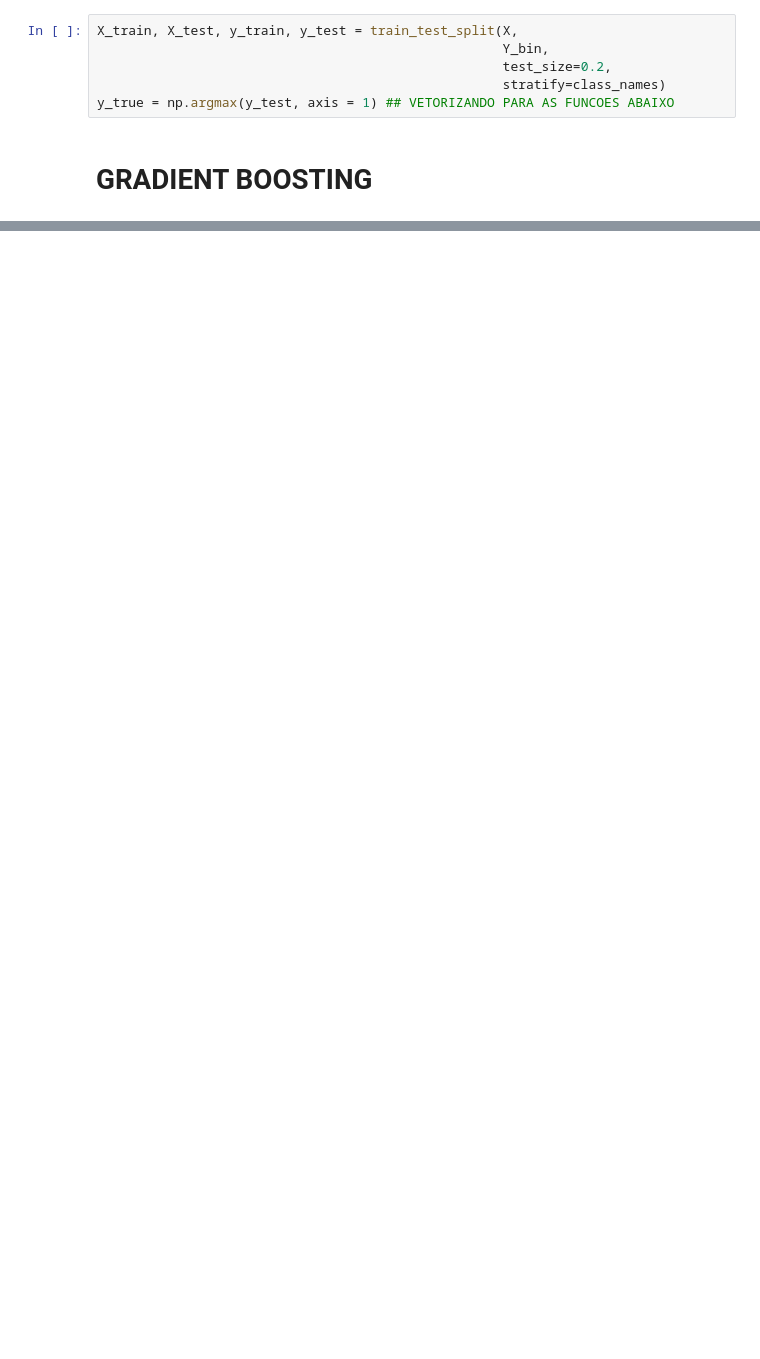
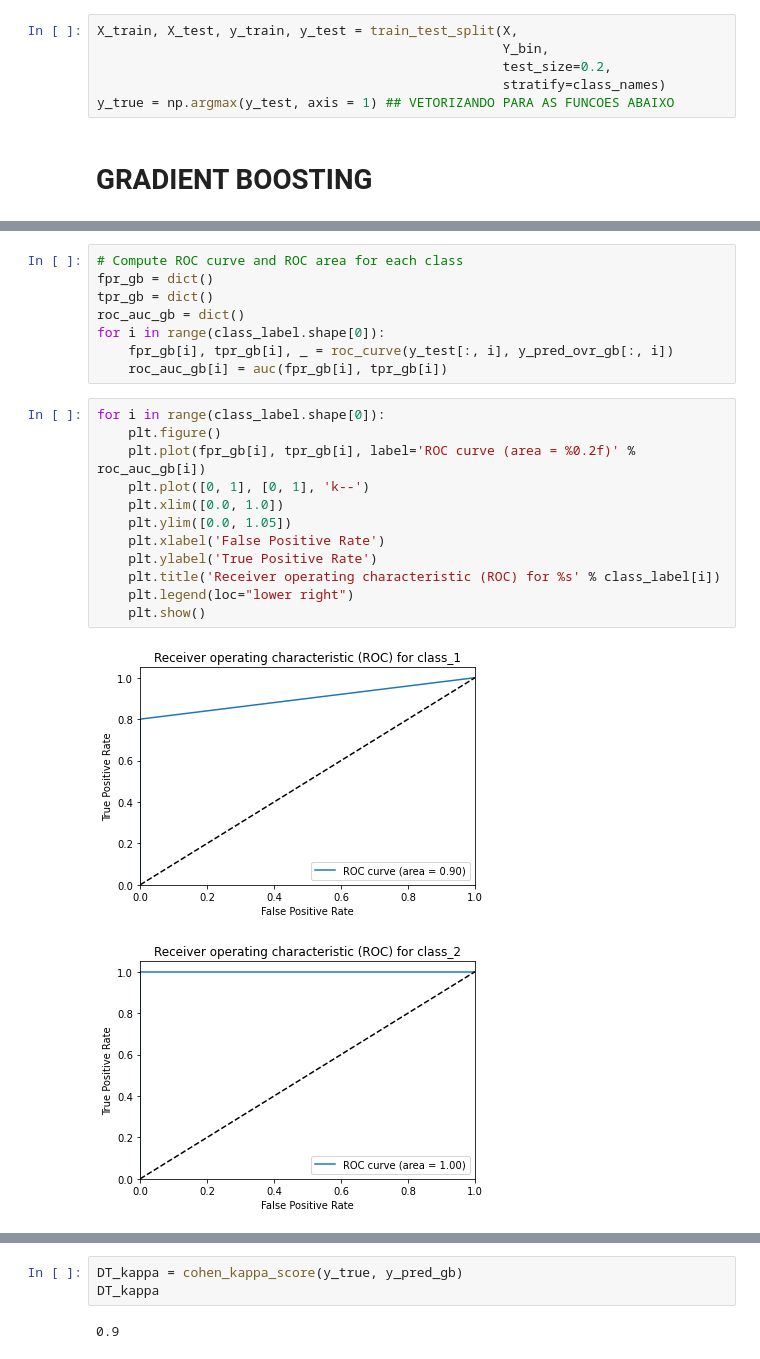
Before and after one commit to omatheuspimenta/IA_project, a Jupyter notebook: grad_boost.ipynb, the cells around one changed output, grey strips where cells are left out. Drawn from its saved outputs; the diff is of its cells as text; blank space fills up the shorter version.

```diff
--- a/grad_boost.ipynb
+++ b/grad_boost.ipynb
@@ -34,0 +126,23 @@ y_true = np.argmax(y_test, axis = 1) ## VETORIZANDO PARA AS FUNCOES ABAIXO
+# %%
+# Compute ROC curve and ROC area for each class
+fpr_gb = dict()
+tpr_gb = dict()
+roc_auc_gb = dict()
+for i in range(class_label.shape[0]):
+    fpr_gb[i], tpr_gb[i], _ = roc_curve(y_test[:, i], y_pred_ovr_gb[:, i])
+    roc_auc_gb[i] = auc(fpr_gb[i], tpr_gb[i])
+# %%
+for i in range(class_label.shape[0]):
+    plt.figure()
+    plt.plot(fpr_gb[i], tpr_gb[i], label='ROC curve (area = %0.2f)' % roc_auc_gb[i])
+    plt.plot([0, 1], [0, 1], 'k--')
+    plt.xlim([0.0, 1.0])
+    plt.ylim([0.0, 1.05])
+    plt.xlabel('False Positive Rate')
+    plt.ylabel('True Positive Rate')
+    plt.title('Receiver operating characteristic (ROC) for %s' % class_label[i])
+    plt.legend(loc="lower right")
+    plt.show()
+# %% [output]
+[figure, added]
+[figure, added]
@@ -34,0 +151,5 @@ y_true = np.argmax(y_test, axis = 1) ## VETORIZANDO PARA AS FUNCOES ABAIXO
+# %%
+DT_kappa = cohen_kappa_score(y_true, y_pred_gb)
+DT_kappa
+# %% [output]
+0.9
```
Also changed, not shown: parts of 13 cells of this notebook, 2 other files.
